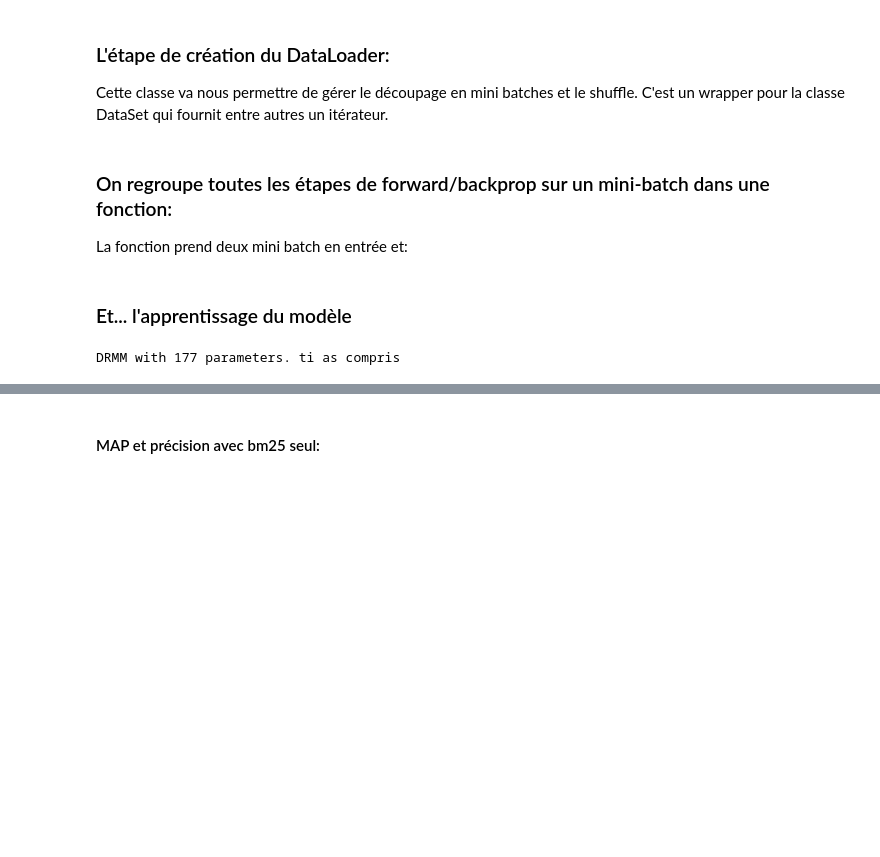
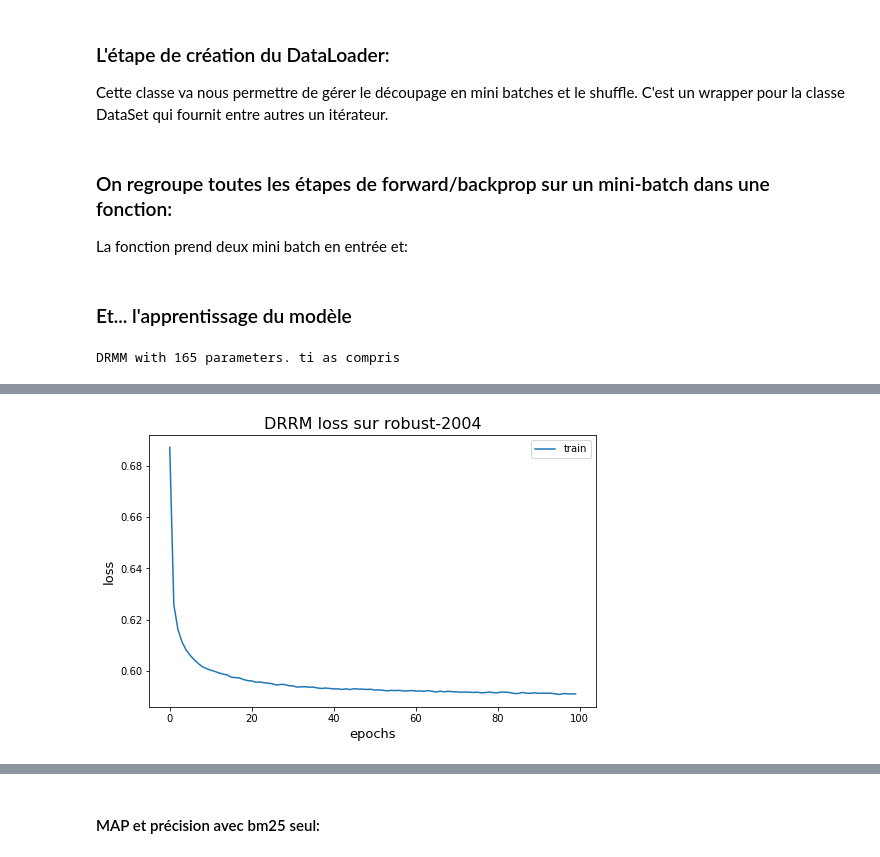
Before and after one commit to ismaelbonneau/semantic_deep_neuralIR, a Jupyter notebook: DRMM.ipynb, the cells around one changed output, grey strips where cells are left out. Drawn from its saved outputs; the diff is of its cells as text; code cells hidden in the pictures; blank space fills up the shorter version.

Commit message:
ti as compris

```diff
--- a/DRMM.ipynb
+++ b/DRMM.ipynb
@@ -225,24 +225,27 @@ print("{} requetes en train, {} en test.".format(len(train), len(test)))
 
 ### Avec pytorch
 # %%
-from torch.nn import MarginRankingLoss
+class AttentionLayer(torch.nn.Module):
+    def __init__(self, n):
+        super(AttentionLayer, self).__init__()
+        self.weights = torch.nn.Parameter(torch.Tensor(1, n))  # define the trainable parameter
+
+    def forward(self, x):
+        # assuming x is of size b-1-h-w
+        return x * self.weights  # element-wise multiplication
+
 
 #hérite de la classe Pytorch Module
 class DRMM(torch.nn.Module):
-    def __init__(self, hist_size, query_term_maxlen, hidden_sizes=[5,1], use_cuda=True):
-
-        if hidden_sizes[-1] != 1:
-            raise ValueError("la taille du dernier layer doit être 1")
-
+    def __init__(self, hist_size, query_term_maxlen, use_cuda=True):
         super(DRMM, self).__init__()
-        self.MLP0 = torch.nn.Linear(hist_size, hidden_sizes[0])
+        self.MLP0 = torch.nn.Linear(hist_size, 5)
+        self.MLP1 = torch.nn.Linear(5, 1)
         torch.nn.init.xavier_normal_(self.MLP0.weight, gain = torch.nn.init.calculate_gain('tanh'))
-        self.MLP1 = torch.nn.Linear(hidden_sizes[0], hidden_sizes[1])
         torch.nn.init.xavier_normal_(self.MLP1.weight, gain = torch.nn.init.calculate_gain('tanh'))
-
         #initialisation du vecteur de term gating
-        self.termgating = torch.nn.Linear(query_term_maxlen, query_term_maxlen, bias=False)
-        torch.nn.init.xavier_normal_(self.termgating.weight, gain = torch.nn.init.calculate_gain('tanh'))
+        self.termgating = AttentionLayer(query_term_maxlen)
+        torch.nn.init.xavier_normal_(self.termgating.weights, gain = torch.nn.init.calculate_gain('linear'))
 
     #méthode forward à redéfinir
     def forward(self, interractions, termvector):
@@ -254,16 +257,15 @@ class DRMM(torch.nn.Module):
         interractions_output = self.MLP0(interractions)
         interractions_output = torch.nn.functional.tanh(interractions_output)
         interractions_output = self.MLP1(interractions_output)
-        interractions_output = torch.nn.functional.tanh(interractions_output)
-        interractions_output = interractions_output.squeeze() #passe de (query_term_maxlen, 1) à (1, query_term_maxlen)
+        interractions_output = torch.nn.functional.tanh(interractions_output).squeeze() #passe de (query_term_maxlen, 1) à (1, query_term_maxlen)
         #partie term gating
-        gating_output = torch.nn.functional.softmax(self.termgating(termvector)).squeeze()
+        gating_output = torch.nn.functional.softmax(self.termgating(termvector).squeeze())
         #combiner les 2 avec un produit scalaire
         axis = 0
         #si on travaille par mini-batch:
         if len(interractions.size()) == 3:
             axis = 1
-        s = torch.sum(interractions_output * gating_output, dim = axis) #dim = 0 ne marche qui pas batch.
+        s = torch.sum(gating_output * interractions_output, dim = axis) #dim = 0 ne marche qui pas batch.
         return s
 
     def get_model_size(self):
@@ -361,11 +363,13 @@ def drmm_make_val_step(model, loss_fn, optimizer):
 # %% [markdown]
 ### Et... l'apprentissage du modèle
 # %%
-drmm = DRMM(30, 4, hidden_sizes=[5, 1])
+from torch.nn import MarginRankingLoss
+
+drmm = DRMM(30, 4)
 print(drmm)
 
 hingeloss = MarginRankingLoss(margin=1.)
-optimizer = torch.optim.Adam(drmm.parameters(), lr=0.001)
+optimizer = torch.optim.Adam(drmm.parameters(), lr=0.0005)
 
 make_train_step = drmm_make_train_step(drmm, hingeloss, optimizer)
 make_val_step = drmm_make_val_step(drmm, hingeloss, optimizer)
@@ -374,7 +378,7 @@ losses = []
 val_losses = []
 metrics = []
 val_metrics = []
-nb_epochs = 1000
+nb_epochs = 100
 
 bm25_dict = pickle.load(open("results_bm25_robust.pkl", "rb"))
 reranker = Reranker(bm25_dict)
@@ -420,4 +424,4 @@ plt.xlabel("epochs", fontsize=13)
 plt.legend()
 plt.show()
 # %% [output]
-DRMM with 177 parameters. ti as compris
+DRMM with 165 parameters. ti as compris
@@ -441,3 +438,4 @@ DRMM with 177 parameters. ti as compris
+[figure, added]
 # %% [markdown]
 ### On peut maintenant tester le modèle avec des métriques de RI:
 
```
Also changed, not shown: parts of 5 cells of this notebook.
